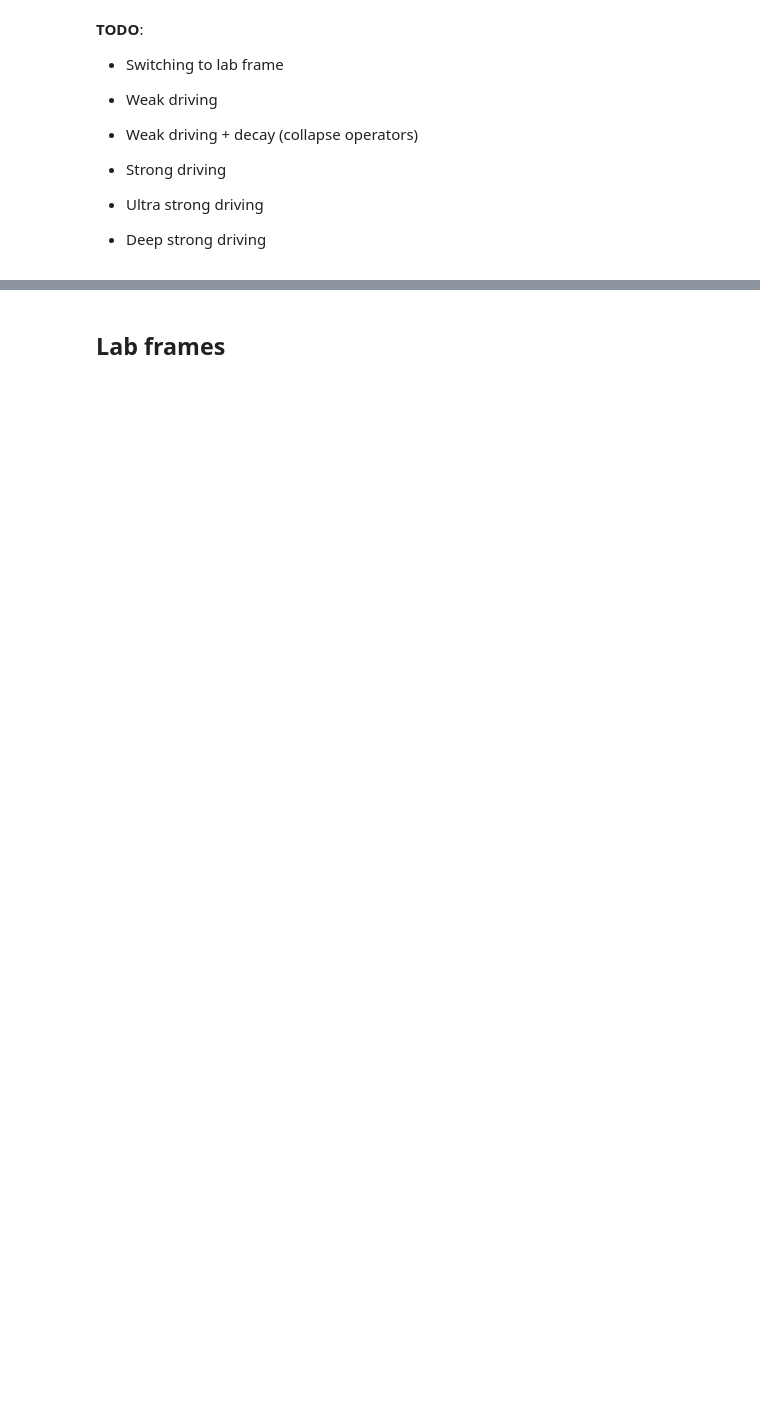
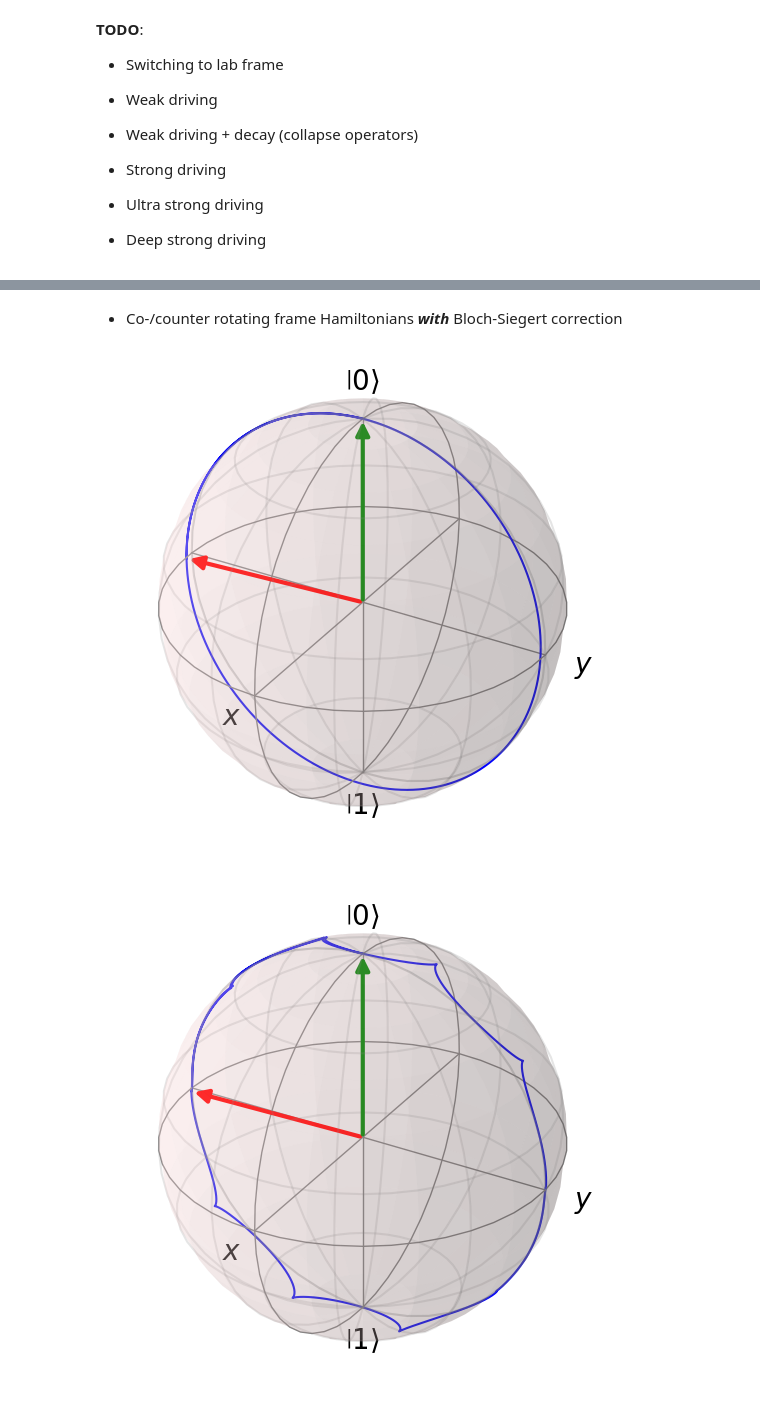
Before and after one commit to iDragos1234/Bloch-Siegert-Shift, a Jupyter notebook: bss-dragos.ipynb, the cells around one changed output, grey strips where cells are left out. Saved outputs shown, nothing was run; the diff lists cells and outputs as text; code cells hidden in the pictures; blank space fills up the shorter version.

```diff
--- a/bss-dragos.ipynb
+++ b/bss-dragos.ipynb
@@ -210,0 +209,19 @@ H_CRF = H_CRF_sec + H_CRF_nonsec
+# %%
+'''Co-rotating frame hamiltonian, secular + non-secular terms, with Bloch-Siegert shift'''
+H_RF_sec_bss = [
+    [Sz, lambda t, args: (omega_res - omega)],
+    [Sx, lambda t, args: rabi * np.cos(phase)],
+    [Sy, lambda t, args: rabi * np.sin(phase)],
+]
+H_RF_nonsec_bss = H_RF_nonsec
+H_RF_bss = H_RF_sec_bss + H_RF_nonsec_bss
+
+
+'''Counter-rotating frame hamiltonian, secular + non-secular terms, with Bloch-Siegert shift'''
+H_CRF_sec_bss = [
+    [Sz, lambda t, args: (omega_res + omega)],
+    [Sx, lambda t, args: rabi * np.cos(phase)],
+    [Sy, lambda t, args: rabi * np.sin(phase)],
+]
+H_CRF_nonsec_bss = H_RF_nonsec
+H_CRF_bss = H_CRF_sec_bss + H_CRF_nonsec_bss
@@ -255,2 +272,24 @@ plt.show()
-# %% [markdown]
-## __Lab frames__
+# %% [markdown]
+* Co-/counter rotating frame Hamiltonians ___with___ Bloch-Siegert correction
+# %%
+'''Evolve'''
+result_rf_sec_bss = QubitSim(psi0, H_RF_sec_bss)(tlist)
+result_rf_bss = QubitSim(psi0, H_RF_bss)(tlist)
+result_crf_bss = QubitSim(psi0, H_CRF_bss)(tlist)
+
+'''Plot results'''
+QubitSim.plot_bloch_sphere(psi0, result_rf_sec_bss).show()
+QubitSim.plot_bloch_sphere(psi0, result_rf_bss).show()
+QubitSim.plot_bloch_sphere(psi0, result_crf_bss).show()
+
+QubitSim.plot_xyz(
+    [result_rf_sec_bss, result_rf_bss, result_crf_bss],
+    ['RF,sec,BSS', 'RF,BSS', 'CRF,BSS'],
+    tlist,
+)
+plt.show()
+
+# QubitSim.animate_bloch_sphere(psi0, result.states)
+# %% [output]
+[figure, added]
+[figure, added]
```
Also changed, not shown: parts of 15 cells of this notebook.
